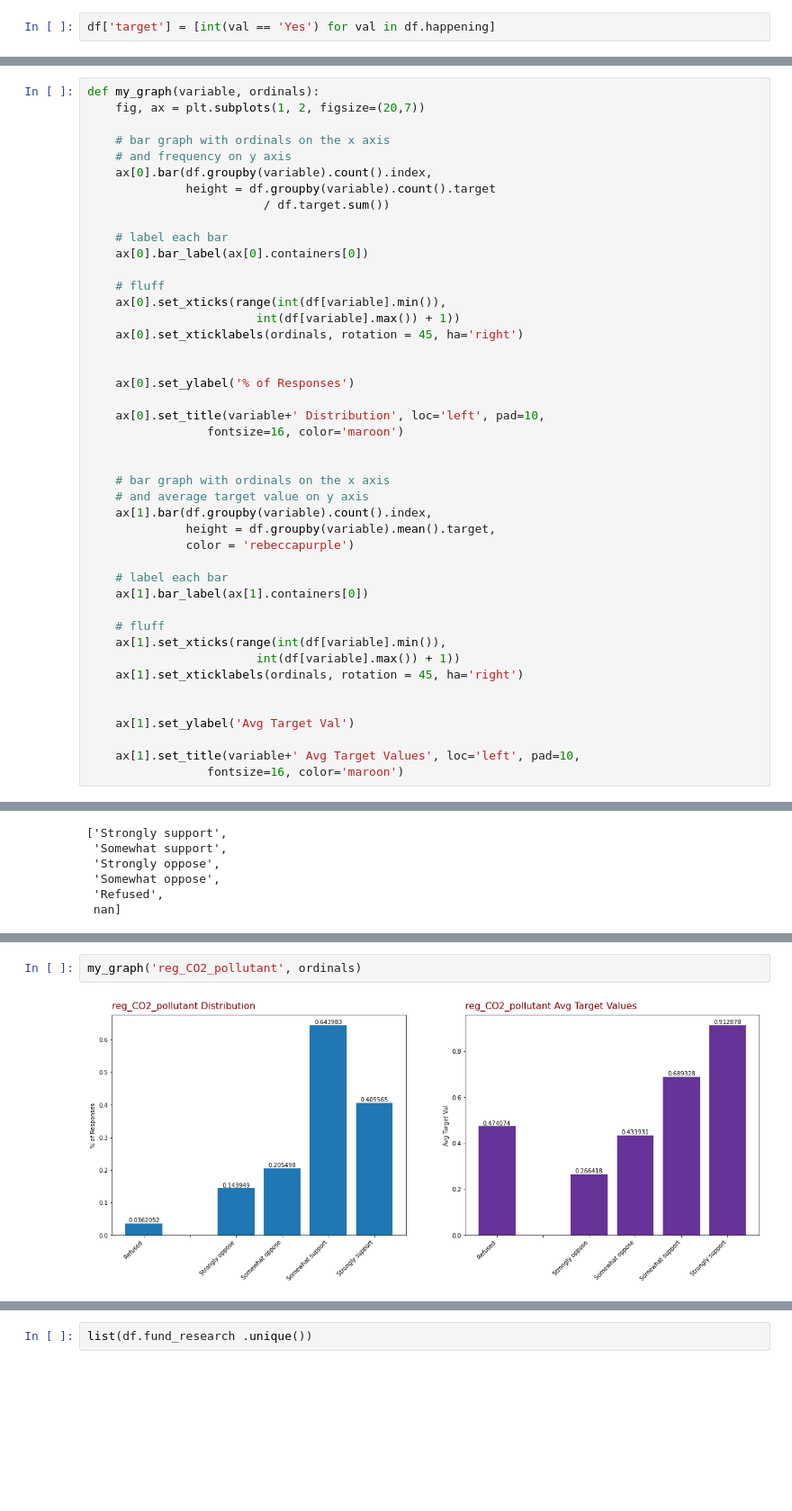
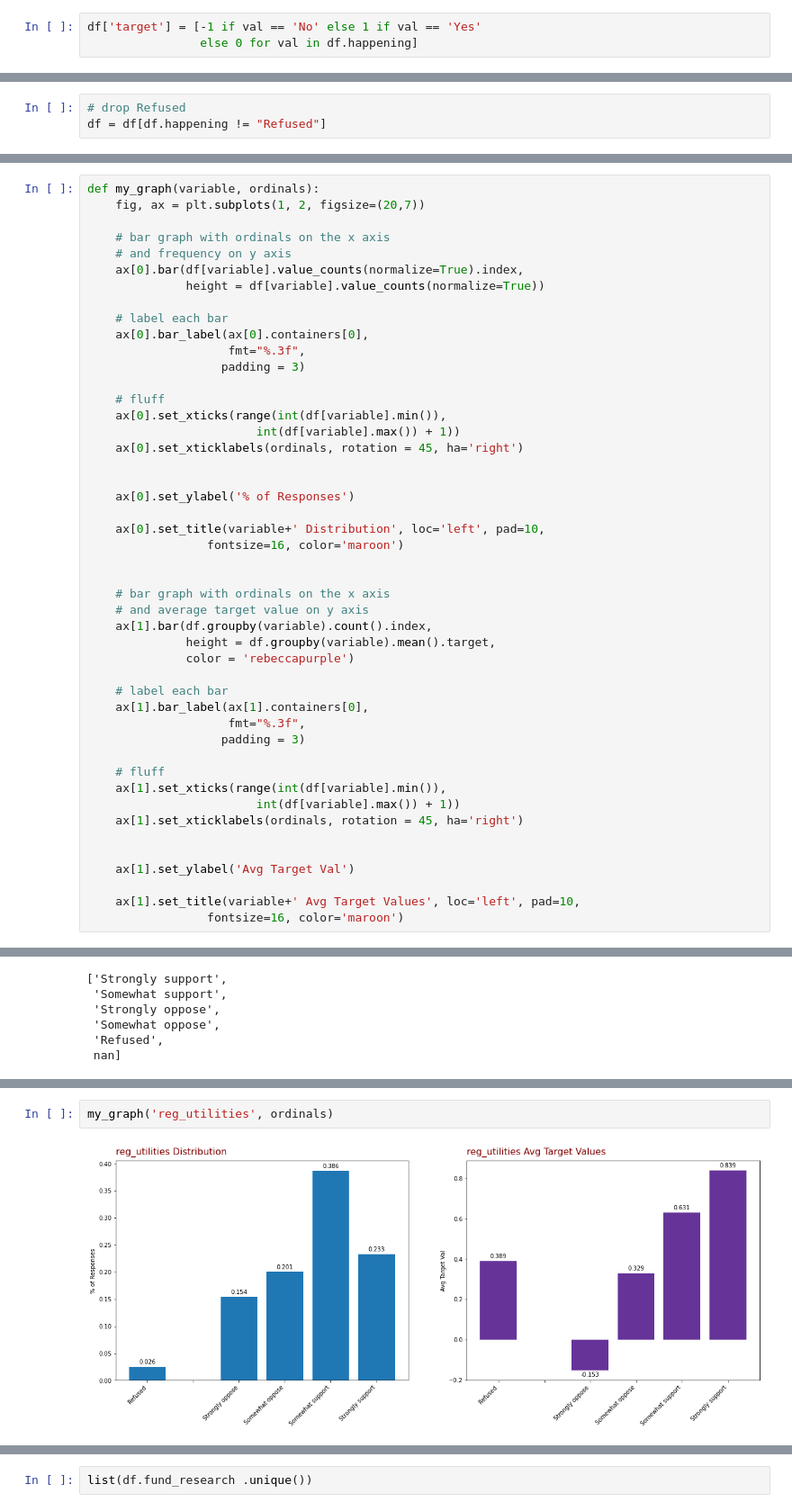
Before and after one commit to sabaiitj/Climate-Change-Survey, a Jupyter notebook: code/Larry EDA.ipynb, the cells around one changed output, grey strips where cells are left out. Shown at 90% size. Saved outputs shown, nothing was run; the diff lists cells and outputs as text; blank space fills up the shorter version.

```diff
--- a/code/Larry EDA.ipynb
+++ b/code/Larry EDA.ipynb
@@ -9,4 +9,5 @@ df = pd.read_spss('../data/CCAM SPSS Data 2008-2018.sav')
 # %% [markdown]
 ## Create Target Column
 # %%
-df['target'] = [int(val == 'Yes') for val in df.happening]
+df['target'] = [-1 if val == 'No' else 1 if val == 'Yes'
+                else 0 for val in df.happening]
@@ -13,3 +22,6 @@ df['target'] = [int(val == 'Yes') for val in df.happening]
+# %%
+# drop Refused
+df = df[df.happening != "Refused"]
 # %% [markdown]
 ## EDA
 # %%
@@ -18,12 +30,13 @@ def my_graph(variable, ordinals):
 
     # bar graph with ordinals on the x axis
     # and frequency on y axis
-    ax[0].bar(df.groupby(variable).count().index,
-              height = df.groupby(variable).count().target
-                         / df.target.sum())
+    ax[0].bar(df[variable].value_counts(normalize=True).index,
+              height = df[variable].value_counts(normalize=True))
 
     # label each bar
-    ax[0].bar_label(ax[0].containers[0])
+    ax[0].bar_label(ax[0].containers[0],
+                    fmt="%.3f",
+                   padding = 3)
 
     # fluff
     ax[0].set_xticks(range(int(df[variable].min()),
@@ -44,7 +57,9 @@ def my_graph(variable, ordinals):
               color = 'rebeccapurple')
 
     # label each bar
-    ax[1].bar_label(ax[1].containers[0])
+    ax[1].bar_label(ax[1].containers[0],
+                    fmt="%.3f",
+                   padding = 3)
 
     # fluff
     ax[1].set_xticks(range(int(df[variable].min()),
@@ -251,6 +287,6 @@ ordinals = ['Refused', '', 'Strongly oppose', 'Somewhat oppose', 'Somewhat suppo
 df.reg_utilities = df.reg_utilities.replace(
                                 {val: i for i,val in zip(range(-1,5),ordinals)})
 # %%
-my_graph('reg_CO2_pollutant', ordinals)
+my_graph('reg_utilities', ordinals)
 # %% [output]
-[figure, old version]
+[figure, new version]
```
Also changed, not shown: parts of 92 cells of this notebook.
